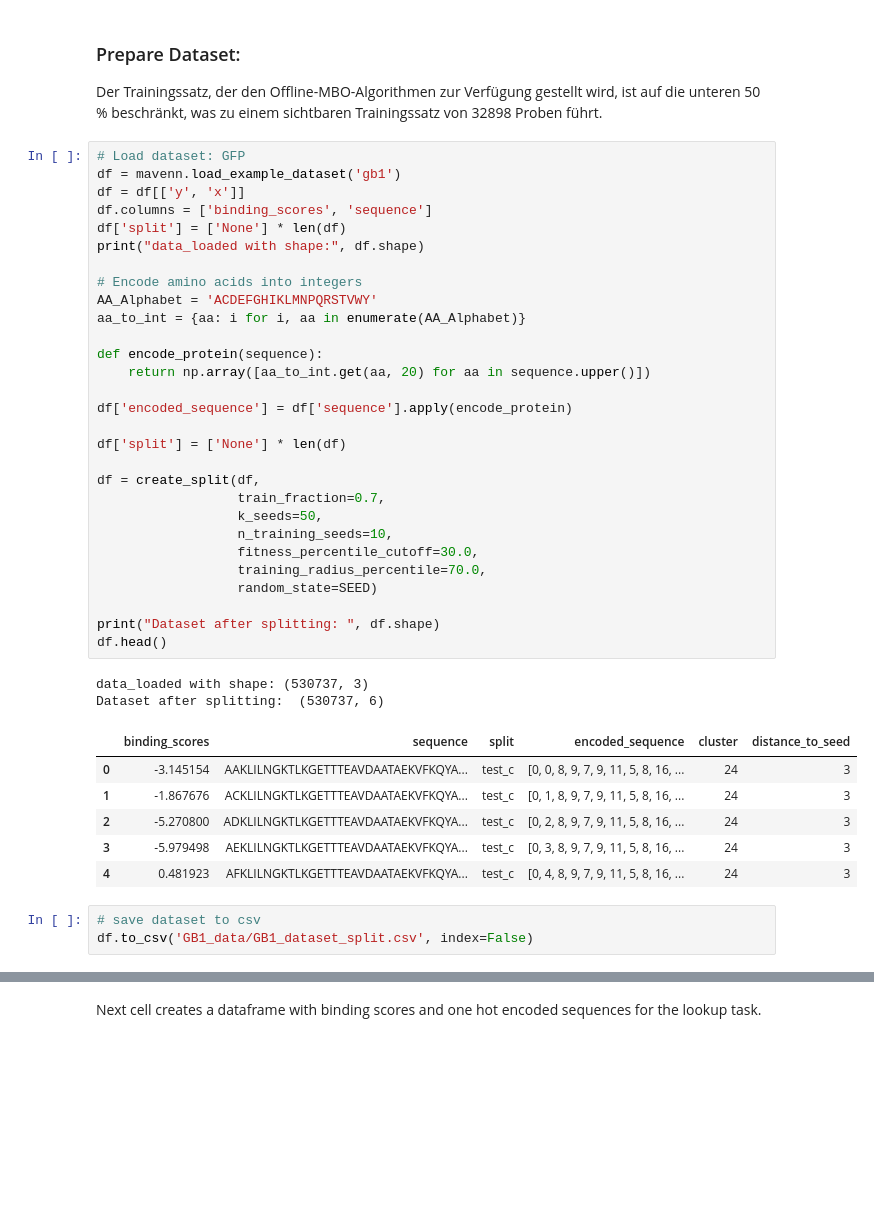
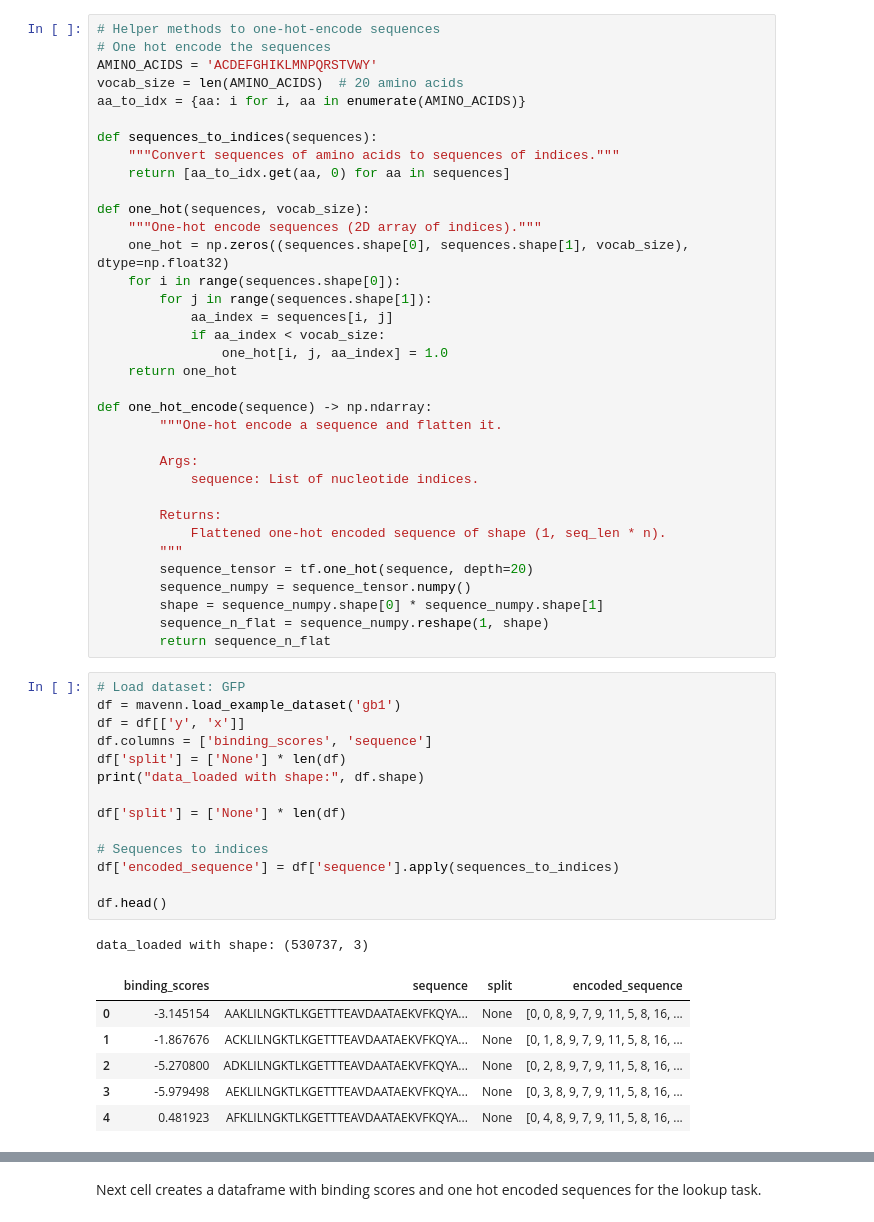
Before and after one commit to meier108/PracticalWork, a Jupyter notebook: main copy.ipynb, the cells around one changed output, grey strips where cells are left out. Saved outputs shown, nothing was run; the diff lists cells and outputs as text; blank space fills up the shorter version.

```diff
--- a/main copy.ipynb
+++ b/main copy.ipynb
@@ -25,45 +27,58 @@ SEED = 42
 To enable the following instructions: AVX2 FMA, in other operations, rebuild TensorFlow with the appropriate compiler flags.
-# %% [markdown]
-### Prepare Dataset:
-Der Trainingssatz, der den Offline-MBO-Algorithmen zur Verfügung gestellt wird, ist auf die unteren 50 % beschränkt, was zu einem sichtbaren Trainingssatz von 32898 Proben führt.
+# %%
+# Helper methods to one-hot-encode sequences
+# One hot encode the sequences
+AMINO_ACIDS = 'ACDEFGHIKLMNPQRSTVWY'
+vocab_size = len(AMINO_ACIDS)  # 20 amino acids
+aa_to_idx = {aa: i for i, aa in enumerate(AMINO_ACIDS)}
+
+def sequences_to_indices(sequences):
+    """Convert sequences of amino acids to sequences of indices."""
+    return [aa_to_idx.get(aa, 0) for aa in sequences]
+
+def one_hot(sequences, vocab_size):
+    """One-hot encode sequences (2D array of indices)."""
+    one_hot = np.zeros((sequences.shape[0], sequences.shape[1], vocab_size), dtype=np.float32)
+    for i in range(sequences.shape[0]):
+        for j in range(sequences.shape[1]):
+            aa_index = sequences[i, j]
+            if aa_index < vocab_size:
+                one_hot[i, j, aa_index] = 1.0
+    return one_hot
+
+def one_hot_encode(sequence) -> np.ndarray:
+        """One-hot encode a sequence and flatten it.
+
+        Args:
+            sequence: List of nucleotide indices.
+
+        Returns:
+            Flattened one-hot encoded sequence of shape (1, seq_len * n).
+        """
+        sequence_tensor = tf.one_hot(sequence, depth=20)
+        sequence_numpy = sequence_tensor.numpy()
+        shape = sequence_numpy.shape[0] * sequence_numpy.shape[1]
+        sequence_n_flat = sequence_numpy.reshape(1, shape)
+        return sequence_n_flat
 # %%
 # Load dataset: GFP
 df = mavenn.load_example_dataset('gb1')
 df = df[['y', 'x']]
 df.columns = ['binding_scores', 'sequence']
 df['split'] = ['None'] * len(df)
 print("data_loaded with shape:", df.shape)
 
-# Encode amino acids into integers
-AA_Alphabet = 'ACDEFGHIKLMNPQRSTVWY'
-aa_to_int = {aa: i for i, aa in enumerate(AA_Alphabet)}
-
-def encode_protein(sequence):
-    return np.array([aa_to_int.get(aa, 20) for aa in sequence.upper()])
-
-df['encoded_sequence'] = df['sequence'].apply(encode_protein)
-
 df['split'] = ['None'] * len(df)
 
-df = create_split(df,
-                  train_fraction=0.7,
-                  k_seeds=50,
-                  n_training_seeds=10,
-                  fitness_percentile_cutoff=30.0,
-                  training_radius_percentile=70.0,
-                  random_state=SEED)
+# Sequences to indices
+df['encoded_sequence'] = df['sequence'].apply(sequences_to_indices)
 
-print("Dataset after splitting: ", df.shape)
 df.head()
 # %% [output]
 data_loaded with shape: (530737, 3)
-Dataset after splitting:  (530737, 6)
-|  | binding_scores | sequence | split | encoded_sequence | cluster | distance_to_seed |
-| 0 | -3.145154 | AAKLILNGKTLKGETTTEAVDAATAEKVFKQYA... | test_c | [0, 0, 8, 9, 7, 9, 11, 5, 8, 16, ... | 24 | 3 |
-| 1 | -1.867676 | ACKLILNGKTLKGETTTEAVDAATAEKVFKQYA... | test_c | [0, 1, 8, 9, 7, 9, 11, 5, 8, 16, ... | 24 | 3 |
-| 2 | -5.270800 | ADKLILNGKTLKGETTTEAVDAATAEKVFKQYA... | test_c | [0, 2, 8, 9, 7, 9, 11, 5, 8, 16, ... | 24 | 3 |
-| 3 | -5.979498 | AEKLILNGKTLKGETTTEAVDAATAEKVFKQYA... | test_c | [0, 3, 8, 9, 7, 9, 11, 5, 8, 16, ... | 24 | 3 |
-| 4 | 0.481923 | AFKLILNGKTLKGETTTEAVDAATAEKVFKQYA... | test_c | [0, 4, 8, 9, 7, 9, 11, 5, 8, 16, ... | 24 | 3 |
+|  | binding_scores | sequence | split | encoded_sequence |
+| 0 | -3.145154 | AAKLILNGKTLKGETTTEAVDAATAEKVFKQYA... | None | [0, 0, 8, 9, 7, 9, 11, 5, 8, 16, ... |
+| 1 | -1.867676 | ACKLILNGKTLKGETTTEAVDAATAEKVFKQYA... | None | [0, 1, 8, 9, 7, 9, 11, 5, 8, 16, ... |
+| 2 | -5.270800 | ADKLILNGKTLKGETTTEAVDAATAEKVFKQYA... | None | [0, 2, 8, 9, 7, 9, 11, 5, 8, 16, ... |
+| 3 | -5.979498 | AEKLILNGKTLKGETTTEAVDAATAEKVFKQYA... | None | [0, 3, 8, 9, 7, 9, 11, 5, 8, 16, ... |
+| 4 | 0.481923 | AFKLILNGKTLKGETTTEAVDAATAEKVFKQYA... | None | [0, 4, 8, 9, 7, 9, 11, 5, 8, 16, ... |
-# %%
-# save dataset to csv
-df.to_csv('GB1_data/GB1_dataset_split.csv', index=False)
```
Also changed, not shown: parts of 28 cells of this notebook, 9 other files.
